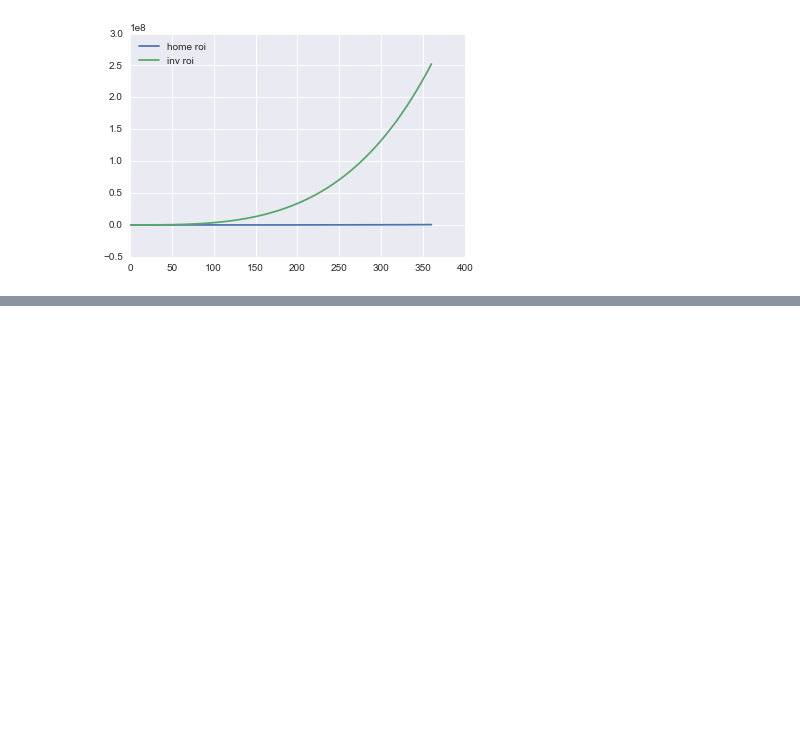
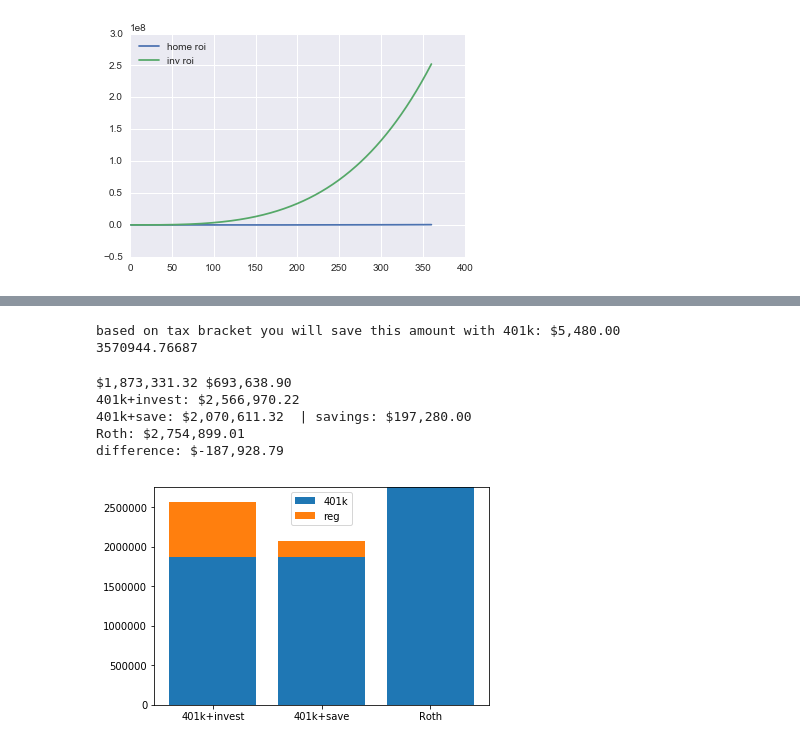
Before and after one commit to mikejaron1/Finance_recommendations, a Jupyter notebook: Finance_recommender.ipynb, the cells around one changed output, grey strips where cells are left out. Drawn from its saved outputs; the diff is of its cells as text; code cells hidden in the pictures; blank space fills up the shorter version.

```diff
--- a/Finance_recommender.ipynb
+++ b/Finance_recommender.ipynb
@@ -5,5 +5,8 @@ import mortgage as mtg
 import matplotlib.pyplot as plt
 import seaborn as sns
 %matplotlib inline
+# %%
+def dollar(num):
+    return '${:,.2f}'.format(num)
 # %%
 # Connect to APIs
@@ -486,0 +499,14 @@ difference (have this much more if invest): $251,908,042.93
+# %%
+income = 170000
+start_amount = 18500
+current_age = 30
+retire_age = 65
+# current_tax_rate = .32
+# ret_tax_rate = .32
+ret_total_income = 100000
+death = 90
+return_rate = .07
+long_capital_gains = .15
+
+total_taxed, effect_rate = taxes(income, start_amount)
+print dollar(total_taxed), effect_rate
@@ -486,0 +515,62 @@ difference (have this much more if invest): $251,908,042.93
+# %%
+# start_amount_roth = start_amount - (start_amount * current_tax_rate)
+start_amount_roth = start_amount
+
+roi_roth = start_amount_roth
+roi_401k = start_amount
+
+diff_contr = tax_ded_savings(income, start_amount)
+print 'based on tax bracket you will save this amount with 401k:', dollar(diff_contr)
+roi_diff_contr = diff_contr
+
+savings_401k = diff_contr
+
+earnings_roth = []
+earnings_401k = []
+earnings_401k_savings = []
+for i in range(retire_age - current_age):
+    # for roth
+    roi_roth += (roi_roth * return_rate) + start_amount_roth
+    earnings_roth.append(roi_roth)
+
+    # trad
+    roi_401k += (roi_401k * return_rate) + start_amount
+    # add into additional savings into investments
+    roi_diff_contr += (roi_diff_contr * return_rate) + diff_contr
+    earnings_401k.append(roi_401k + roi_diff_contr)
+    # if you did not invest extra money
+    savings_401k += diff_contr
+    earnings_401k_savings.append(roi_401k + diff_contr)
+
+
+# add in additional point for tax
+# earnings_roth.append(roi_roth)
+print earnings_401k[-1]
+
+roi_401k1 = (roi_401k - (roi_401k * ret_tax_rate))
+# total_taxed, effect_rate = taxes(ret_total_income, 0)
+# roi_401k1 = (roi_401k - total_taxed)
+roi_diff = (roi_diff_contr - (roi_diff_contr * long_capital_gains))
+estimate_401k = roi_401k1 + roi_diff
+
+estimate_401k_save = roi_401k1 + savings_401k
+# %% [output]
+based on tax bracket you will save this amount with 401k: $5,480.00
+3570944.76687
+# %%
+print dollar(roi_401k1), dollar(roi_diff)
+print '401k+invest:', dollar(roi_401k1 + roi_diff)
+print '401k+save:', dollar(estimate_401k_save), " | savings:", dollar(savings_401k)
+print 'Roth:', dollar(earnings_roth[-1])
+print 'difference:', dollar((roi_401k1 + roi_diff) - earnings_roth[-1])
+plt.bar(['Roth', '401k+save', '401k+invest'], [roi_roth, roi_401k1, roi_401k1])
+plt.bar(['Roth', '401k+save', '401k+invest'], [0, savings_401k, roi_diff], bottom=[roi_roth, roi_401k1, roi_401k1])
+plt.legend(('401k', 'reg'))
+plt.show()
+# %% [output]
+$1,873,331.32 $693,638.90
+401k+invest: $2,566,970.22
+401k+save: $2,070,611.32  | savings: $197,280.00
+Roth: $2,754,899.01
+difference: $-187,928.79
+[figure, added]
```
Also changed, not shown: parts of 19 cells of this notebook, 1 other file.
